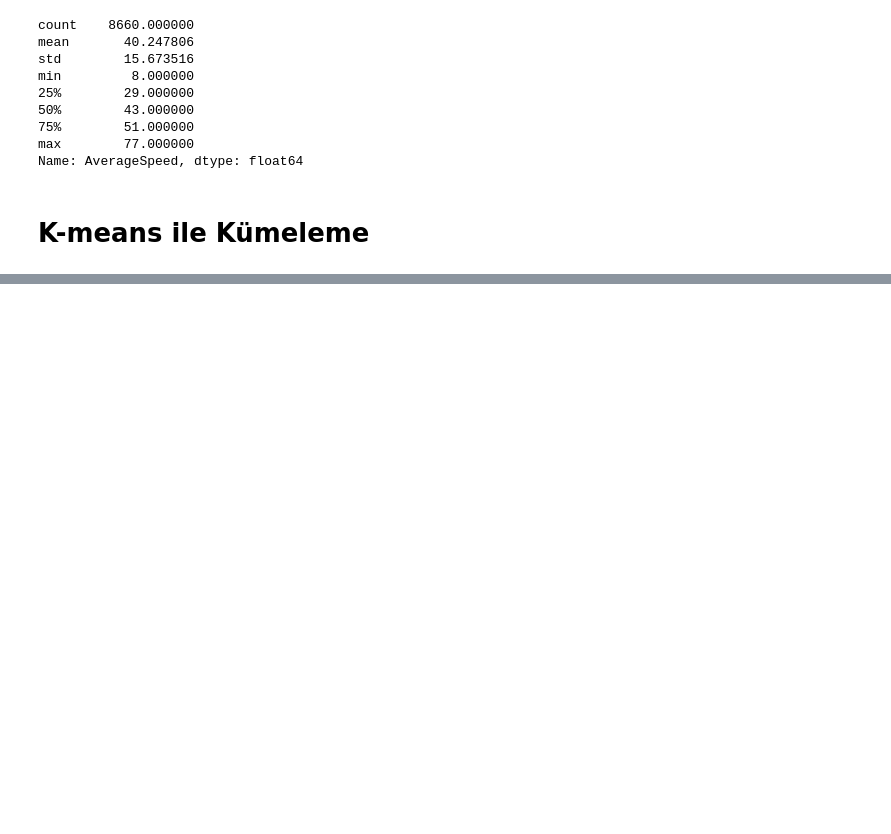
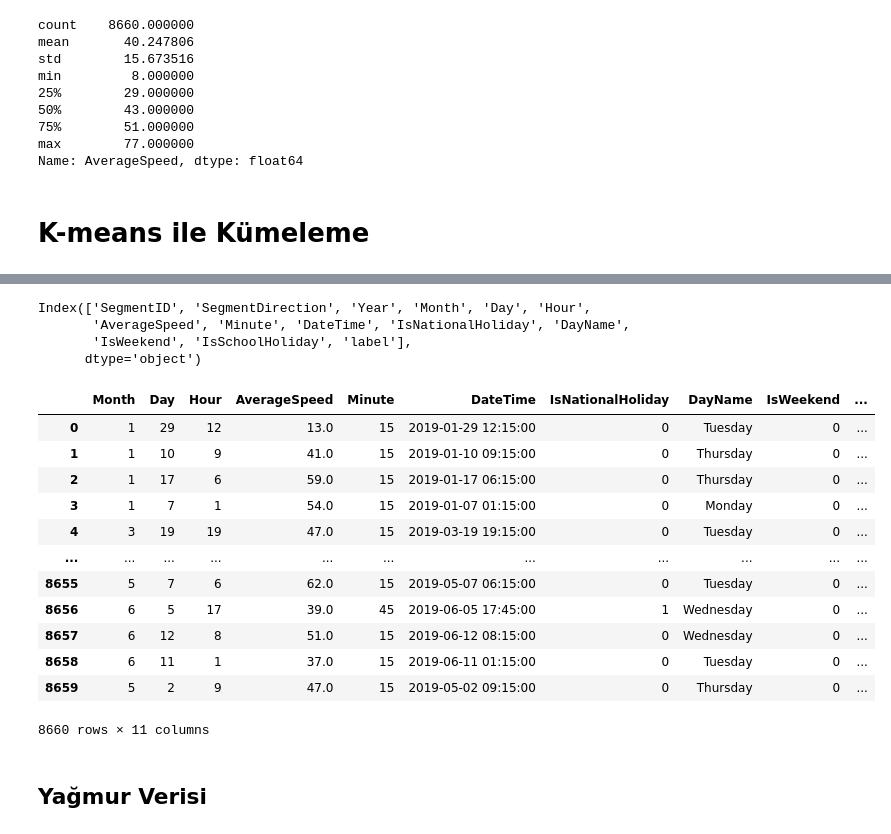
Before and after one commit to mdurmuss/data-engineering-final-project, a Jupyter notebook: main.ipynb, the cells around one changed output, grey strips where cells are left out. Cells and saved outputs as stored; diff of their text form; code cells hidden in the pictures; blank space fills up the shorter version.

```diff
--- a/main.ipynb
+++ b/main.ipynb
@@ -373,0 +388,33 @@ Name: AverageSpeed, dtype: float64
+# %%
+copy_df.columns
+# %% [output]
+Index(['SegmentID', 'SegmentDirection', 'Year', 'Month', 'Day', 'Hour',
+       'AverageSpeed', 'Minute', 'DateTime', 'IsNationalHoliday', 'DayName',
+       'IsWeekend', 'IsSchoolHoliday', 'label'],
+      dtype='object')
+# %%
+copy_df.drop("SegmentID", axis=1, inplace=True)
+# %%
+copy_df.drop("SegmentDirection", axis=1, inplace=True)
+# %%
+copy_df.reset_index(drop=True, inplace=True)
+# %%
+copy_df.drop("Year", axis=1, inplace=True)
+# %%
+copy_df
+# %% [output]
+|  | Month | Day | Hour | AverageSpeed | Minute | DateTime | IsNationalHoliday | DayName | IsWeekend | ... |
+| 0 | 1 | 29 | 12 | 13.0 | 15 | 2019-01-29 12:15:00 | 0 | Tuesday | 0 | ... |
+| 1 | 1 | 10 | 9 | 41.0 | 15 | 2019-01-10 09:15:00 | 0 | Thursday | 0 | ... |
+| 2 | 1 | 17 | 6 | 59.0 | 15 | 2019-01-17 06:15:00 | 0 | Thursday | 0 | ... |
+| 3 | 1 | 7 | 1 | 54.0 | 15 | 2019-01-07 01:15:00 | 0 | Monday | 0 | ... |
+| 4 | 3 | 19 | 19 | 47.0 | 15 | 2019-03-19 19:15:00 | 0 | Tuesday | 0 | ... |
+| ... | ... | ... | ... | ... | ... | ... | ... | ... | ... | ... |
+| 8655 | 5 | 7 | 6 | 62.0 | 15 | 2019-05-07 06:15:00 | 0 | Tuesday | 0 | ... |
+| 8656 | 6 | 5 | 17 | 39.0 | 45 | 2019-06-05 17:45:00 | 1 | Wednesday | 0 | ... |
+| 8657 | 6 | 12 | 8 | 51.0 | 15 | 2019-06-12 08:15:00 | 0 | Wednesday | 0 | ... |
+| 8658 | 6 | 11 | 1 | 37.0 | 15 | 2019-06-11 01:15:00 | 0 | Tuesday | 0 | ... |
+| 8659 | 5 | 2 | 9 | 47.0 | 15 | 2019-05-02 09:15:00 | 0 | Thursday | 0 | ... |
+8660 rows × 11 columns
+# %% [markdown]
+## Yağmur Verisi
```
Also changed, not shown: parts of 9 cells of this notebook.
